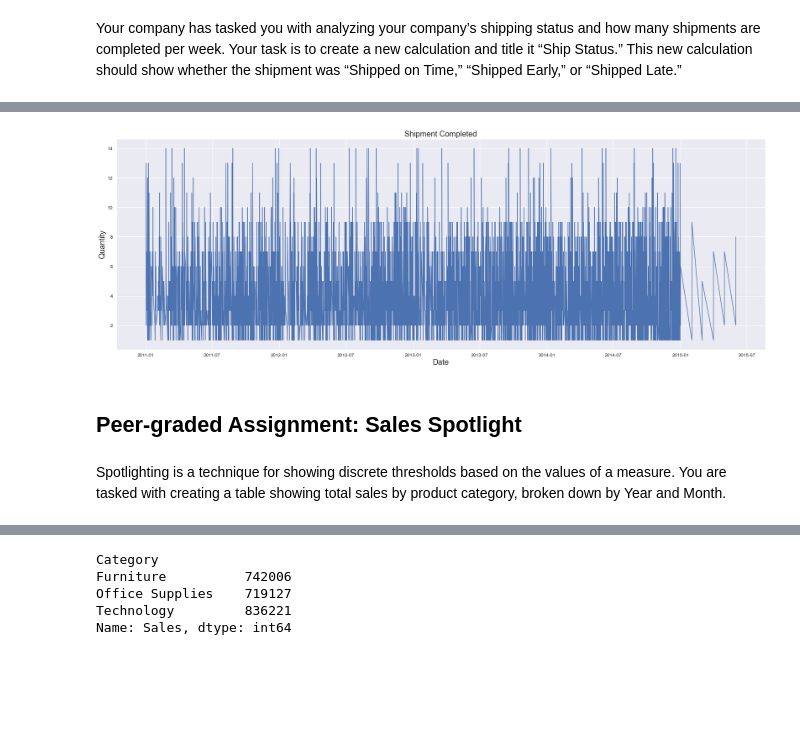
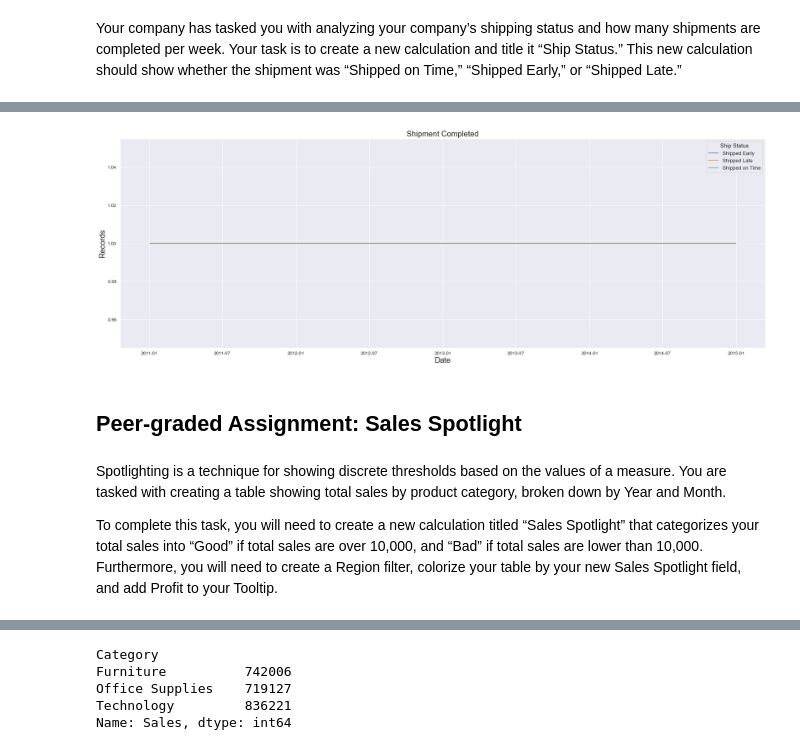
Before and after one commit to dennislamcv1/UCDAVISTABLEAU, a Jupyter notebook: Visual Analytics with Tableau/Visual Analytics with Tableau.ipynb, the cells around one changed output, grey strips where cells are left out. Saved outputs shown, nothing was run; the diff lists cells and outputs as text; code cells hidden in the pictures; blank space fills up the shorter version.

```diff
--- a/Visual Analytics with Tableau/Visual Analytics with Tableau.ipynb
+++ b/Visual Analytics with Tableau/Visual Analytics with Tableau.ipynb
@@ -112,0 +116,4 @@ df.head()
+# %%
+df["Year"] = df["Order Date"].dt.year
+# %%
+df["Week"] = df["Order Date"].dt.week
@@ -112,0 +129,2 @@ df.head()
+# %%
+df["Diff"] = df["Days to Ship Scheduled"] - df["Days to Ship Actual"]
@@ -112,0 +140,13 @@ df.head()
+# %%
+# create a list of our conditions
+conditions = [
+    (df['Diff'] == 0),
+    (df['Diff'] > 0),
+    (df['Diff'] < 0)
+    ]
+
+# create a list of the values we want to assign for each condition
+values = ['Shipped on Time', 'Shipped Early', 'Shipped Late']
+
+# create a new column and use np.select to assign values to it using our lists as arguments
+df['Ship Status'] = np.select(conditions, values)
@@ -113,17 +169,23 @@ df.head()
 # %%
 fig = plt.figure(figsize=(30,10))
-sns.lineplot(x=df["Ship Date"],y=df.Quantity,data=df, estimator=None)
+sns.lineplot(x=df["Order Date"],y=df["Number of Records"], data=df, estimator=None, hue=df["Ship Status"])
 plt.title("Shipment Completed", fontsize=20)
 plt.xlabel("Date", fontsize=20)
-plt.ylabel("Quantity", fontsize=20)
+plt.ylabel("Records", fontsize=20)
 #plt.legend(['Quantity'])
 plt.show()
 # %% [output]
-[figure, old version]
+[figure, new version]
 # %% [markdown]
 ## Peer-graded Assignment: Sales Spotlight
 # %% [markdown]
 Spotlighting is a technique for showing discrete thresholds based on the values of a
 measure. You are tasked with creating a table showing total sales by product
 category, broken down by Year and Month.
+
+To complete this task, you will need to create a new calculation titled
+“Sales Spotlight” that categorizes your total sales into “Good” if total sales
+are over 10,000, and “Bad” if total sales are lower than 10,000. Furthermore,
+you will need to create a Region filter, colorize your table by your new Sales
+Spotlight field, and add Profit to your Tooltip.
 # %%
```
Also changed, not shown: parts of 20 cells of this notebook, 6 other files.
